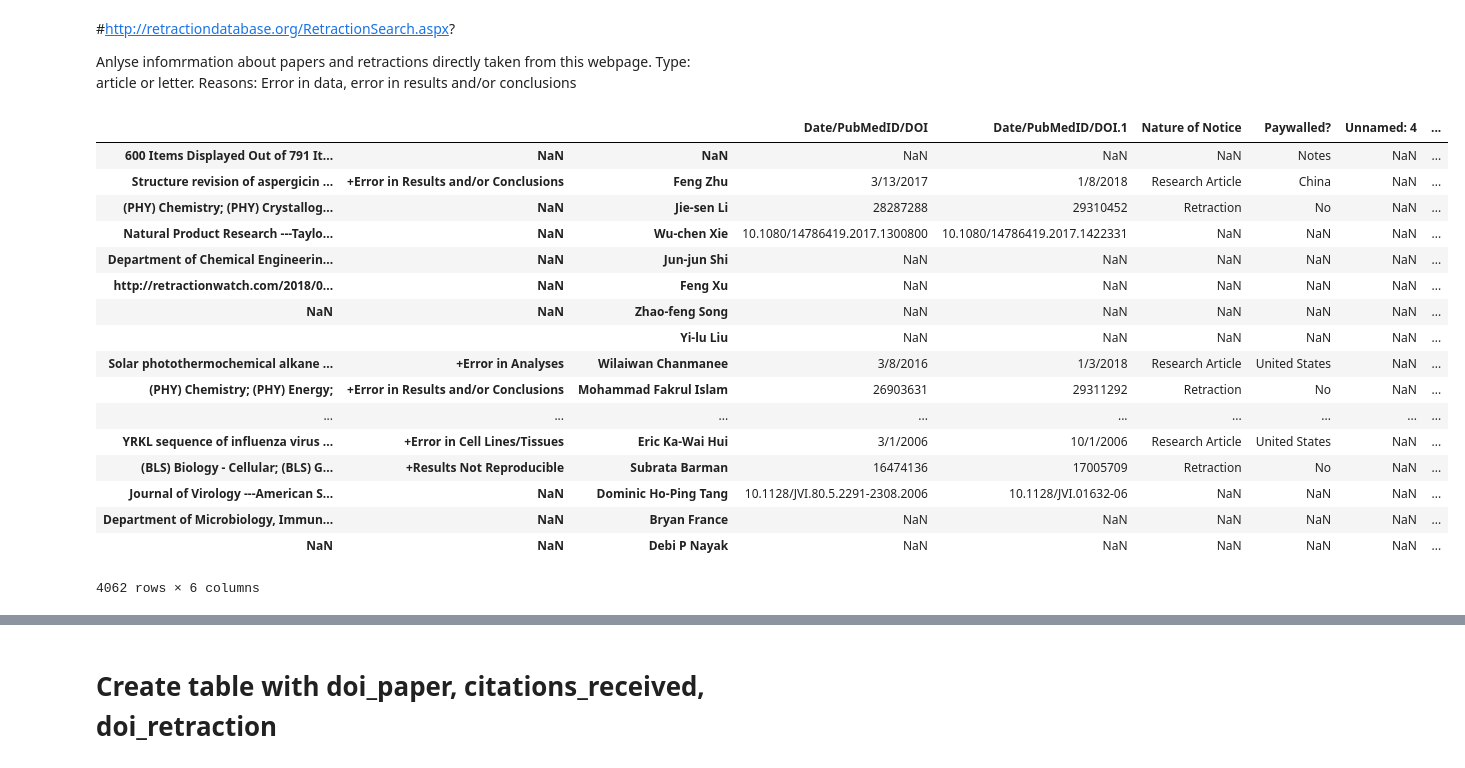
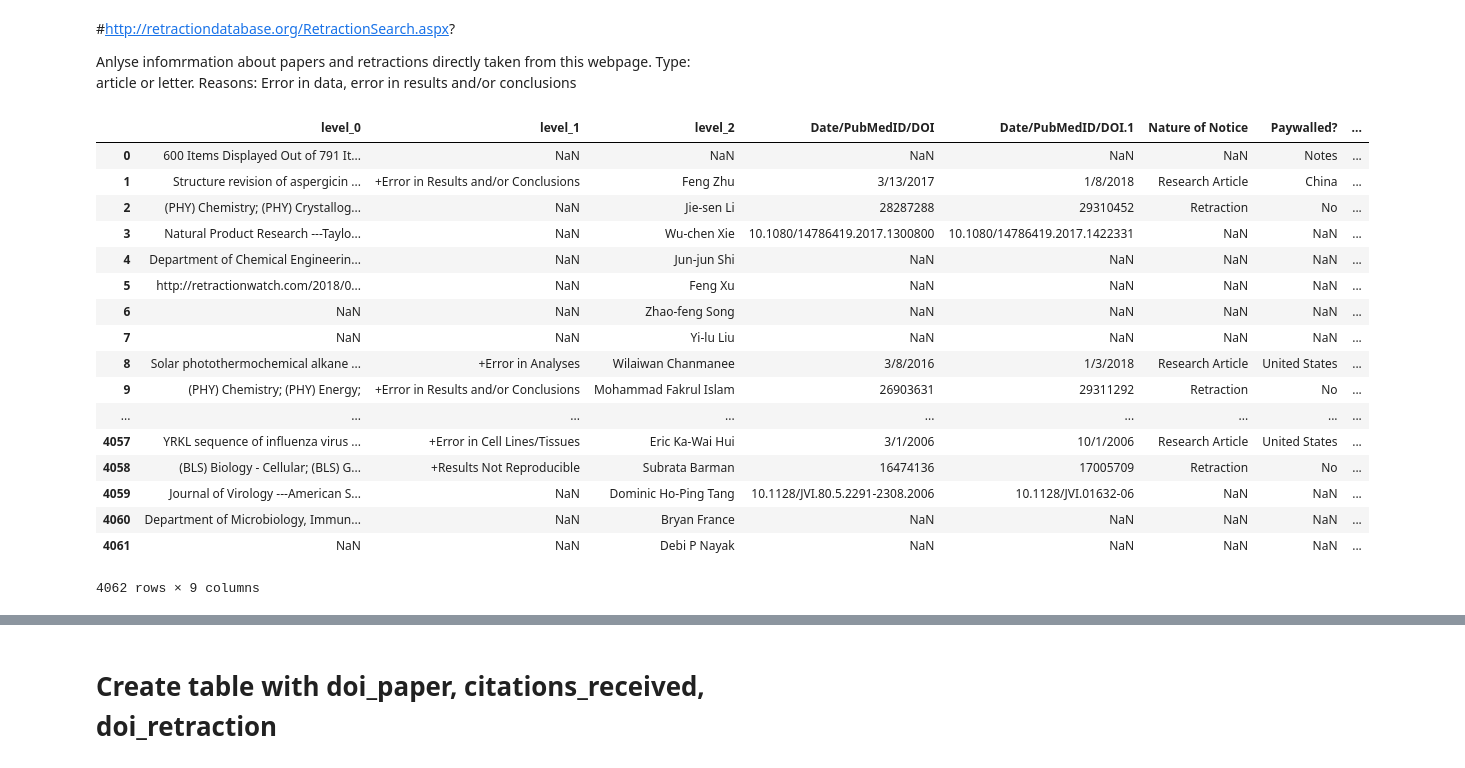
Before and after one commit to dciudadr/eLife_retractions, a Jupyter notebook: retractionwatch.ipynb, the cells around one changed output, grey strips where cells are left out. Drawn from its saved outputs; the diff is of its cells as text; code cells hidden in the pictures.

```diff
--- a/retractionwatch.ipynb
+++ b/retractionwatch.ipynb
@@ -7,26 +12,27 @@ Reasons: Error in data, error in results and/or conclusions
 # %%
 import pandas as pd
 
 df =pd.read_csv('retractions600.txt', sep = '\t')
 
+df = df.reset_index()
 df
 # %% [output]
-|  |  |  | Date/PubMedID/DOI | Date/PubMedID/DOI.1 | Nature of Notice | Paywalled? | Unnamed: 4 | ... |
-| 600 Items Displayed Out of 791 It... | NaN | NaN | NaN | NaN | NaN | Notes | NaN | ... |
-| Structure revision of aspergicin ... | +Error in Results and/or Conclusions | Feng Zhu | 3/13/2017 | 1/8/2018 | Research Article | China | NaN | ... |
-| (PHY) Chemistry; (PHY) Crystallog... | NaN | Jie-sen Li | 28287288 | 29310452 | Retraction | No | NaN | ... |
-| Natural Product Research ---Taylo... | NaN | Wu-chen Xie | 10.1080/14786419.2017.1300800 | 10.1080/14786419.2017.1422331 | NaN | NaN | NaN | ... |
-| Department of Chemical Engineerin... | NaN | Jun-jun Shi | NaN | NaN | NaN | NaN | NaN | ... |
-| http://retractionwatch.com/2018/0... | NaN | Feng Xu | NaN | NaN | NaN | NaN | NaN | ... |
-| NaN | NaN | Zhao-feng Song | NaN | NaN | NaN | NaN | NaN | ... |
-|  |  | Yi-lu Liu | NaN | NaN | NaN | NaN | NaN | ... |
-| Solar photothermochemical alkane ... | +Error in Analyses | Wilaiwan Chanmanee | 3/8/2016 | 1/3/2018 | Research Article | United States | NaN | ... |
-| (PHY) Chemistry; (PHY) Energy; | +Error in Results and/or Conclusions | Mohammad Fakrul Islam | 26903631 | 29311292 | Retraction | No | NaN | ... |
+|  | level_0 | level_1 | level_2 | Date/PubMedID/DOI | Date/PubMedID/DOI.1 | Nature of Notice | Paywalled? | ... |
+| 0 | 600 Items Displayed Out of 791 It... | NaN | NaN | NaN | NaN | NaN | Notes | ... |
+| 1 | Structure revision of aspergicin ... | +Error in Results and/or Conclusions | Feng Zhu | 3/13/2017 | 1/8/2018 | Research Article | China | ... |
+| 2 | (PHY) Chemistry; (PHY) Crystallog... | NaN | Jie-sen Li | 28287288 | 29310452 | Retraction | No | ... |
+| 3 | Natural Product Research ---Taylo... | NaN | Wu-chen Xie | 10.1080/14786419.2017.1300800 | 10.1080/14786419.2017.1422331 | NaN | NaN | ... |
+| 4 | Department of Chemical Engineerin... | NaN | Jun-jun Shi | NaN | NaN | NaN | NaN | ... |
+| 5 | http://retractionwatch.com/2018/0... | NaN | Feng Xu | NaN | NaN | NaN | NaN | ... |
+| 6 | NaN | NaN | Zhao-feng Song | NaN | NaN | NaN | NaN | ... |
+| 7 | NaN | NaN | Yi-lu Liu | NaN | NaN | NaN | NaN | ... |
+| 8 | Solar photothermochemical alkane ... | +Error in Analyses | Wilaiwan Chanmanee | 3/8/2016 | 1/3/2018 | Research Article | United States | ... |
+| 9 | (PHY) Chemistry; (PHY) Energy; | +Error in Results and/or Conclusions | Mohammad Fakrul Islam | 26903631 | 29311292 | Retraction | No | ... |
 | ... | ... | ... | ... | ... | ... | ... | ... | ... |
-| YRKL sequence of influenza virus ... | +Error in Cell Lines/Tissues | Eric Ka-Wai Hui | 3/1/2006 | 10/1/2006 | Research Article | United States | NaN | ... |
-| (BLS) Biology - Cellular; (BLS) G... | +Results Not Reproducible | Subrata Barman | 16474136 | 17005709 | Retraction | No | NaN | ... |
-| Journal of Virology ---American S... | NaN | Dominic Ho-Ping Tang | 10.1128/JVI.80.5.2291-2308.2006 | 10.1128/JVI.01632-06 | NaN | NaN | NaN | ... |
-| Department of Microbiology, Immun... | NaN | Bryan France | NaN | NaN | NaN | NaN | NaN | ... |
-| NaN | NaN | Debi P Nayak | NaN | NaN | NaN | NaN | NaN | ... |
+| 4057 | YRKL sequence of influenza virus ... | +Error in Cell Lines/Tissues | Eric Ka-Wai Hui | 3/1/2006 | 10/1/2006 | Research Article | United States | ... |
+| 4058 | (BLS) Biology - Cellular; (BLS) G... | +Results Not Reproducible | Subrata Barman | 16474136 | 17005709 | Retraction | No | ... |
+| 4059 | Journal of Virology ---American S... | NaN | Dominic Ho-Ping Tang | 10.1128/JVI.80.5.2291-2308.2006 | 10.1128/JVI.01632-06 | NaN | NaN | ... |
+| 4060 | Department of Microbiology, Immun... | NaN | Bryan France | NaN | NaN | NaN | NaN | ... |
+| 4061 | NaN | NaN | Debi P Nayak | NaN | NaN | NaN | NaN | ... |
-4062 rows × 6 columns
+4062 rows × 9 columns
 # %%
```
Also changed, not shown: parts of 29 cells of this notebook, 3 other files.
